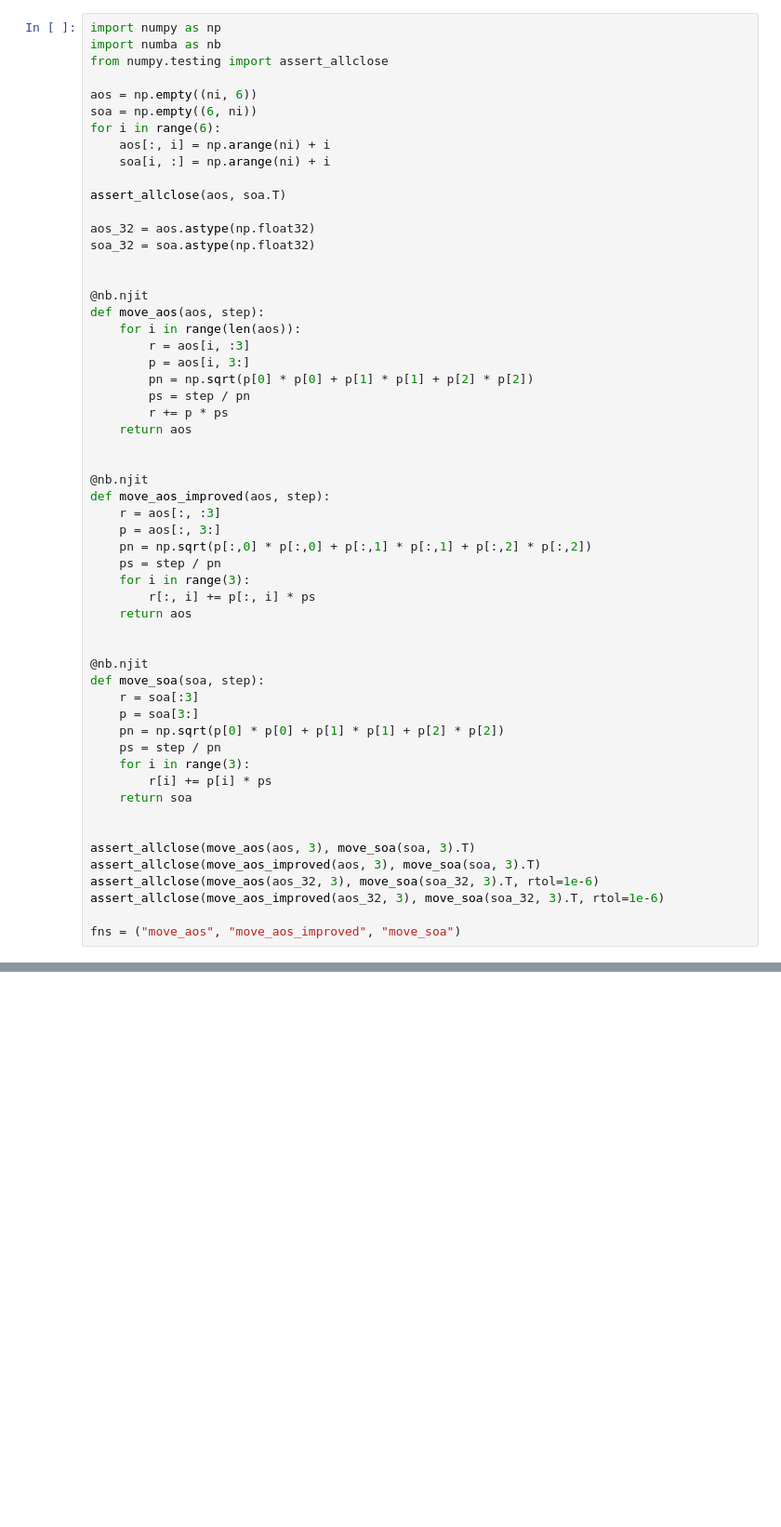
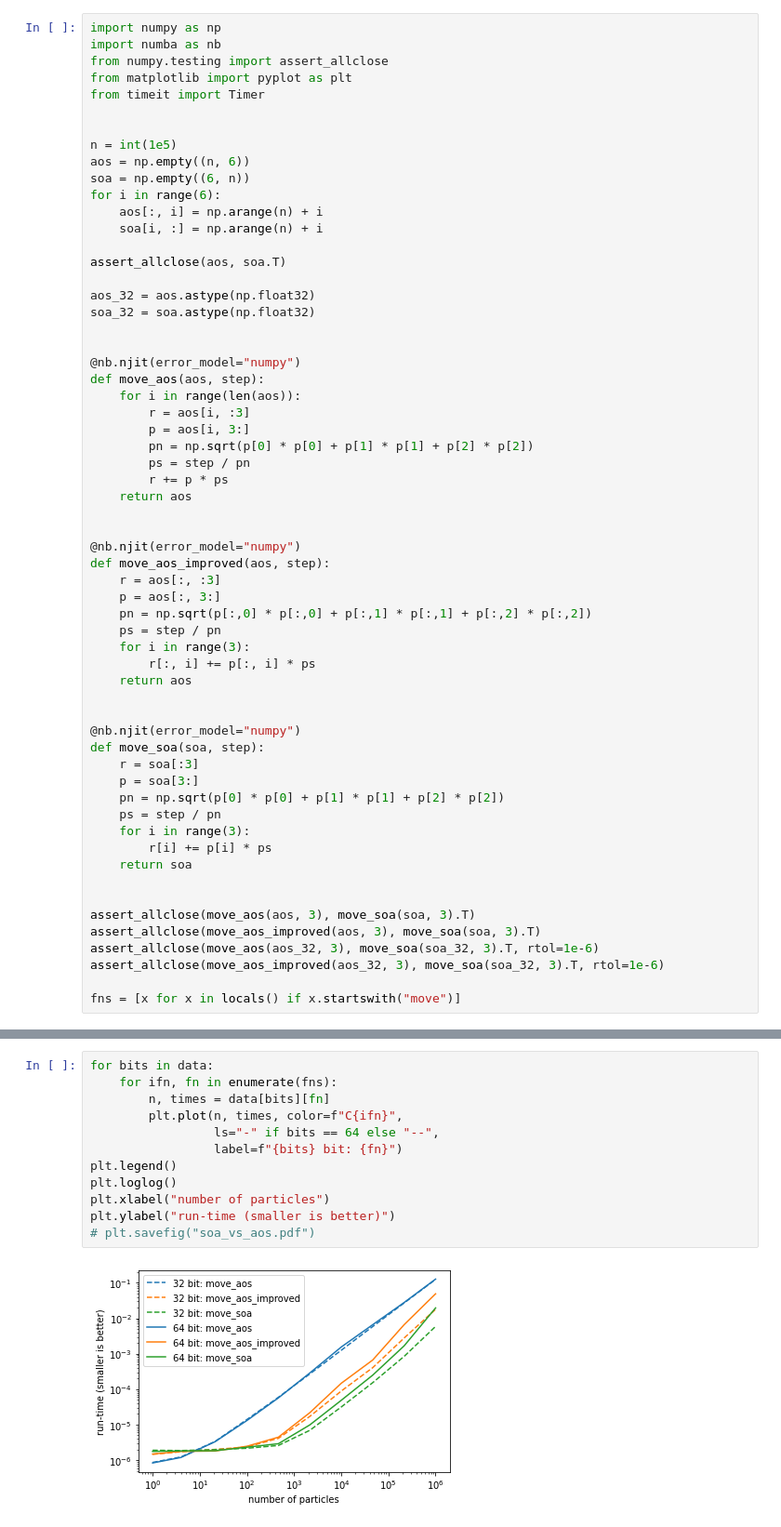
Before and after one commit to HDembinski/HDembinski.github.io, a Jupyter notebook: struct_of_arrays_vs_arrays_of_structs.ipynb, the cells around one changed output, grey strips where cells are left out. Shown at 93% size. Cells and saved outputs as stored; diff of their text form; blank space fills up the shorter version.

```diff
--- a/struct_of_arrays_vs_arrays_of_structs.ipynb
+++ b/struct_of_arrays_vs_arrays_of_structs.ipynb
@@ -2,12 +2,16 @@
 import numpy as np
 import numba as nb
 from numpy.testing import assert_allclose
+from matplotlib import pyplot as plt
+from timeit import Timer
 
-aos = np.empty((ni, 6))
-soa = np.empty((6, ni))
+
+n = int(1e5)
+aos = np.empty((n, 6))
+soa = np.empty((6, n))
 for i in range(6):
-    aos[:, i] = np.arange(ni) + i
-    soa[i, :] = np.arange(ni) + i
+    aos[:, i] = np.arange(n) + i
+    soa[i, :] = np.arange(n) + i
 
 assert_allclose(aos, soa.T)
 
@@ -15,7 +19,7 @@ aos_32 = aos.astype(np.float32)
 soa_32 = soa.astype(np.float32)
 
 
-@nb.njit
+@nb.njit(error_model="numpy")
 def move_aos(aos, step):
     for i in range(len(aos)):
         r = aos[i, :3]
@@ -26,7 +30,7 @@ def move_aos(aos, step):
     return aos
 
 
-@nb.njit
+@nb.njit(error_model="numpy")
 def move_aos_improved(aos, step):
     r = aos[:, :3]
     p = aos[:, 3:]
@@ -37,7 +41,7 @@ def move_aos_improved(aos, step):
     return aos
 
 
-@nb.njit
+@nb.njit(error_model="numpy")
 def move_soa(soa, step):
     r = soa[:3]
     p = soa[3:]
@@ -53,5 +57,5 @@ assert_allclose(move_aos_improved(aos, 3), move_soa(soa, 3).T)
 assert_allclose(move_aos(aos_32, 3), move_soa(soa_32, 3).T, rtol=1e-6)
 assert_allclose(move_aos_improved(aos_32, 3), move_soa(soa_32, 3).T, rtol=1e-6)
 
-fns = ("move_aos", "move_aos_improved", "move_soa")
+fns = [x for x in locals() if x.startswith("move")]
 # %%
@@ -80,0 +81,14 @@ plt.loglog();
+# %%
+for bits in data:
+    for ifn, fn in enumerate(fns):
+        n, times = data[bits][fn]
+        plt.plot(n, times, color=f"C{ifn}",
+                 ls="-" if bits == 64 else "--",
+                 label=f"{bits} bit: {fn}")
+plt.legend()
+plt.loglog()
+plt.xlabel("number of particles")
+plt.ylabel("run-time (smaller is better)")
+# plt.savefig("soa_vs_aos.pdf")
+# %% [output]
+[figure, added]
```
Also changed, not shown: parts of 3 cells of this notebook, 2 other files.
